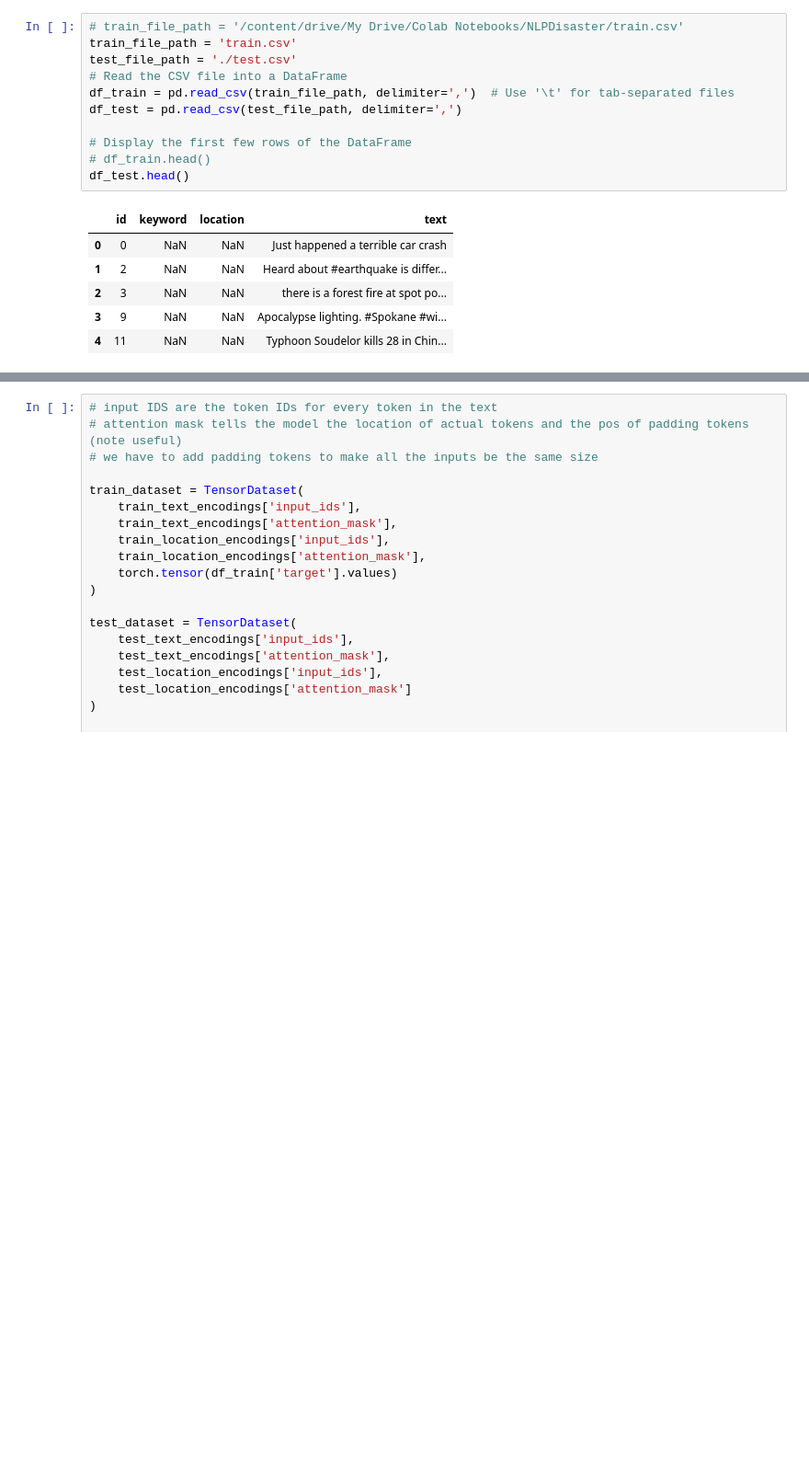
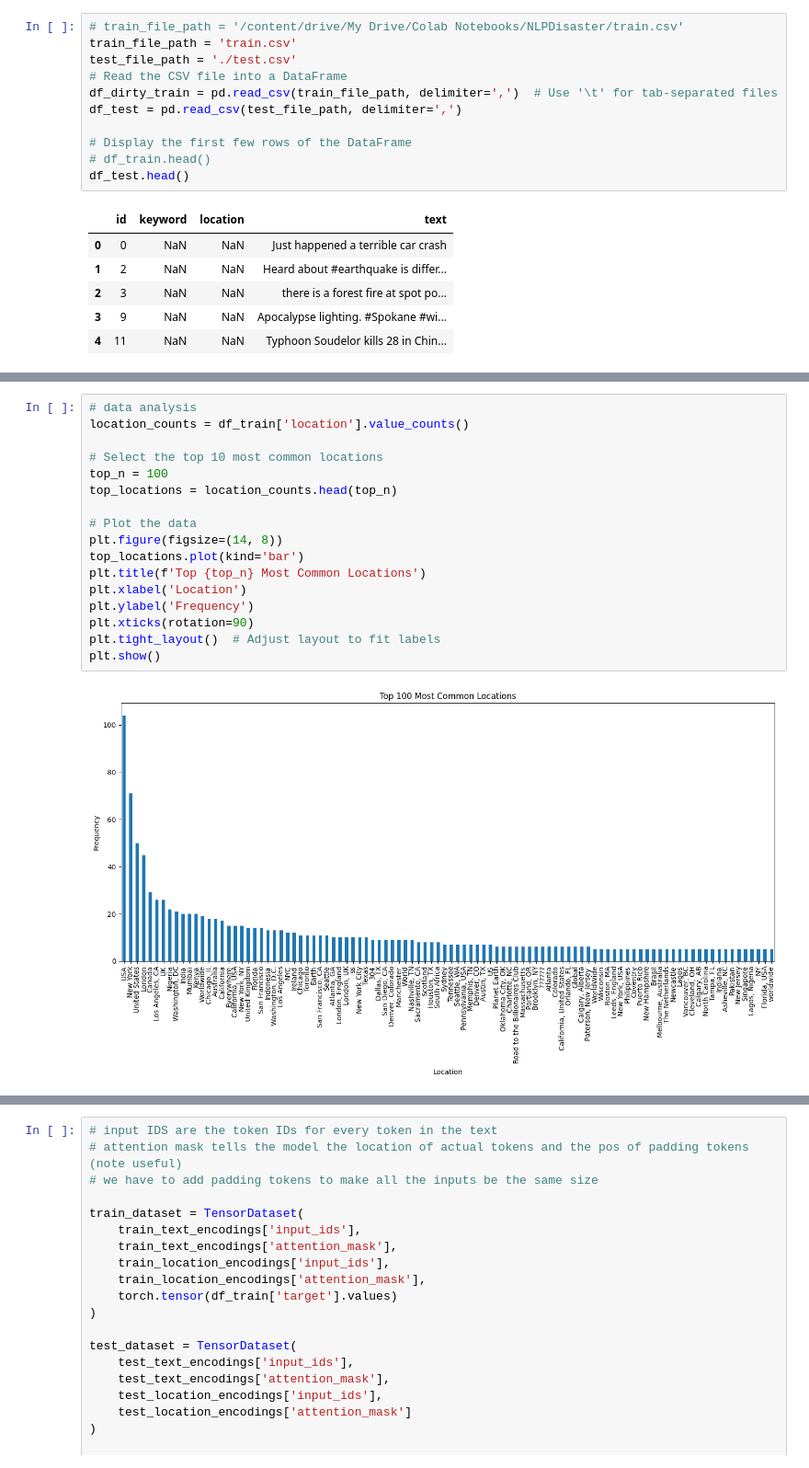
Before and after one commit to LoganBolton/NLP_Tweets, a Jupyter notebook: NLPDisaster.ipynb, the cells around one changed output, grey strips where cells are left out. Shown at 92% size. Drawn from its saved outputs; the diff is of its cells as text; blank space fills up the shorter version.

Commit message:
data cleanup

```diff
--- a/NLPDisaster.ipynb
+++ b/NLPDisaster.ipynb
@@ -21,7 +22,7 @@ import numpy as np
 train_file_path = 'train.csv'
 test_file_path = './test.csv'
 # Read the CSV file into a DataFrame
-df_train = pd.read_csv(train_file_path, delimiter=',')  # Use '\t' for tab-separated files
+df_dirty_train = pd.read_csv(train_file_path, delimiter=',')  # Use '\t' for tab-separated files
 df_test = pd.read_csv(test_file_path, delimiter=',')
 
 # Display the first few rows of the DataFrame
@@ -37 +420,20 @@ df_test.head()
+# %%
+# data analysis
+location_counts = df_train['location'].value_counts()
+
+# Select the top 10 most common locations
+top_n = 100
+top_locations = location_counts.head(top_n)
+
+# Plot the data
+plt.figure(figsize=(14, 8))
+top_locations.plot(kind='bar')
+plt.title(f'Top {top_n} Most Common Locations')
+plt.xlabel('Location')
+plt.ylabel('Frequency')
+plt.xticks(rotation=90)
+plt.tight_layout()  # Adjust layout to fit labels
+plt.show()
+# %% [output]
+[figure, added]
 # %%
```
Also changed, not shown: parts of 3 cells of this notebook, 2 other files.
